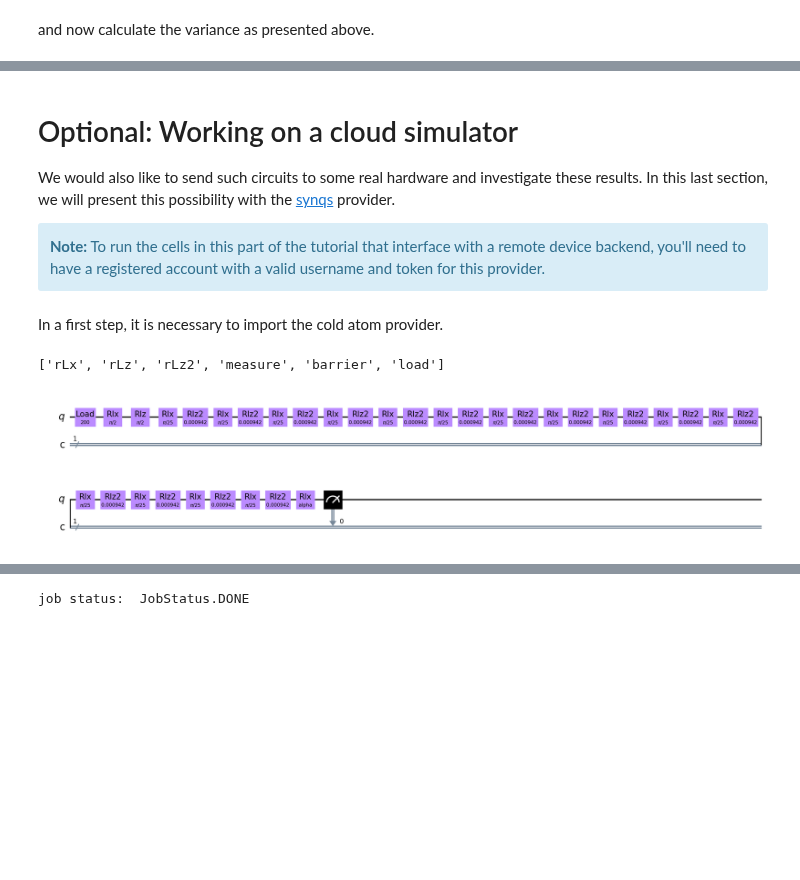
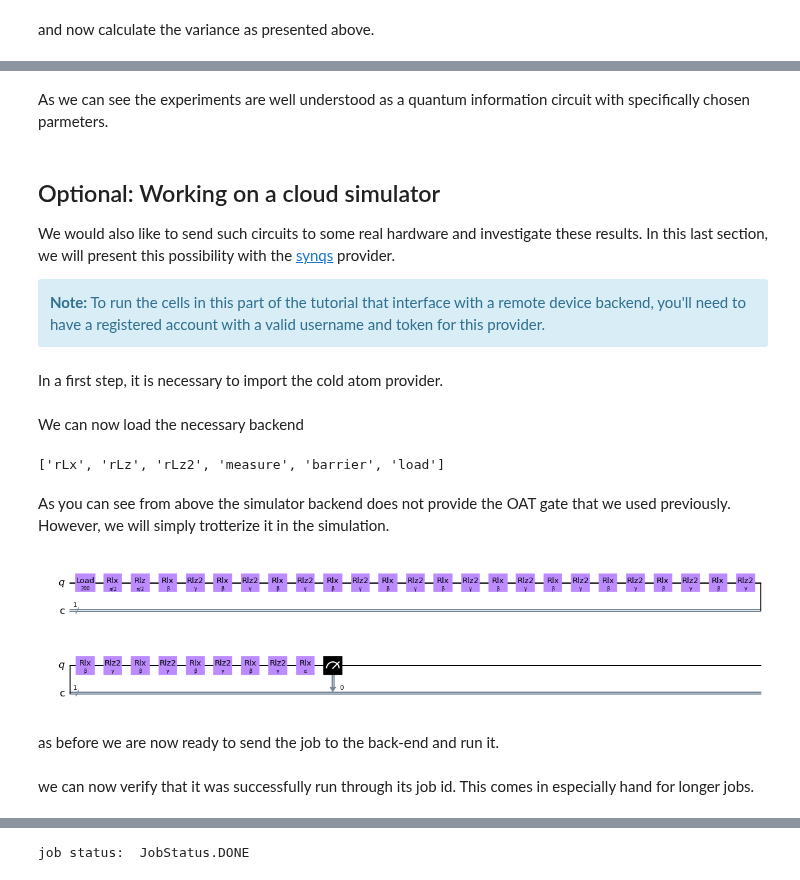
Before and after one commit to qiskit-community/qiskit-cold-atom, a Jupyter notebook: docs/tutorials/07_squeezing_in_qudits.ipynb, the cells around one changed output, grey strips where cells are left out. Saved outputs shown, nothing was run; the diff lists cells and outputs as text; code cells hidden in the pictures; blank space fills up the shorter version.

```diff
--- a/docs/tutorials/07_squeezing_in_qudits.ipynb
+++ b/docs/tutorials/07_squeezing_in_qudits.ipynb
@@ -72,10 +152,8 @@ from the paper we know the values to be:
 # %%
-Nat = 200;
+Nat = 100;
 l = Nat/2
 omegax = 2*np.pi*20;
-t1 = 15e-3;
-t2 = 25e-3;
+time = 15e-3;
 Lambda = 1.5;#1.5
 
 chi = Lambda*abs(omegax)/Nat;
-alpha = 0;
@@ -84,15 +159,0 @@ so how does the circuit typically look ?
-# %%
-from qiskit import QuantumCircuit
-from qiskit_cold_atom.spins.spins_gate_library import OATGate
-from qiskit.visualization import plot_histogram
-
-qc = QuantumCircuit(1)
-
-qc.ly(np.pi/2, 0)
-qc.append(OATGate(chi=chi*t1/2, delta=0, omega=omegax*t1/2), qargs=[0])
-qc.lx(np.pi, 0)
-qc.append(OATGate(chi=chi*t1/2, delta=0, omega=omegax*t1/2), qargs=[0])
-qc.lx(alpha, 0)
-qc.measure_all()
-
-qc.draw('mpl')
@@ -187,5 +329,7 @@ ax.legend()
+# %% [markdown]
+As we can see the experiments are well understood as a quantum information circuit with specifically chosen parmeters.
 # %% [markdown]
-# Optional: Working on a cloud simulator
+## Optional: Working on a cloud simulator
 
 We would also like to send such circuits to some real hardware and investigate these results. In this last section, we will present this possibility with the [synqs](htttps://qsimsim.synqs.org) provider.
 
@@ -199,6 +343,8 @@ from qiskit_cold_atom.providers import ColdAtomProvider
 from qiskit.circuit import QuantumCircuit, Parameter
 
 from pprint import pprint
+# %% [markdown]
+We can now load the necessary backend
 # %%
 provider = ColdAtomProvider.load_account()
 
@@ -206,4 +352,6 @@ spin_device_backend = provider.get_backend("synqs_single_qudit_simulator")
 pprint(spin_device_backend.configuration().supported_instructions)
 # %% [output]
 ['rLx', 'rLz', 'rLz2', 'measure', 'barrier', 'load']
+# %% [markdown]
+As you can see from above the simulator backend does not provide the OAT gate that we used previously. However, we will simply trotterize it in the simulation.
 # %%
@@ -221,16 +367,22 @@ chi = Lambda * abs(omegax) / Nat
 Ntrott = 15;
 alphas = np.linspace(0, np.pi, 15)
 # %%
-circuit1 = QuantumCircuit(1, 1)
-circuit1.load_spins(0,Nat)
-circuit1.lx(np.pi/2, 0)
-circuit1.lz(np.pi / 2, 0)
+alpha = Parameter("α")
+beta = Parameter("β")
+gamma = Parameter("γ")
+
+qc_trott = QuantumCircuit(1, 1)
+qc_trott.load_spins(0,Nat)
+qc_trott.lx(np.pi/2, 0)
+qc_trott.lz(np.pi / 2, 0)
 for ii in range(Ntrott):
-    circuit1.lx(omegax*t1/Ntrott, 0)
-    circuit1.lz2(chi*t1/Ntrott, 0)
-circuit1.lx(alpha, 0)
-circuit1.measure(0, 0)
-circuit1.draw(output='mpl')
+    qc_trott.lx(beta, 0)
+    qc_trott.lz2(gamma, 0)
+qc_trott.lx(alpha, 0)
+qc_trott.measure(0, 0)
+qc_trott.draw(output='mpl')
 # %% [output]
-[figure, old version]
+[figure, new version]
+# %% [markdown]
+as before we are now ready to send the job to the back-end and run it.
 # %%
@@ -240,3 +391,5 @@ job1 = spin_device_backend.run(circuit1_list, shots = 500)
+# %% [markdown]
+we can now verify that it was successfully run through its job id. This comes in especially hand for longer jobs.
 # %%
 job1.job_id()
 # %% [output]
```
Also changed, not shown: parts of 56 cells of this notebook, 4 other files.
